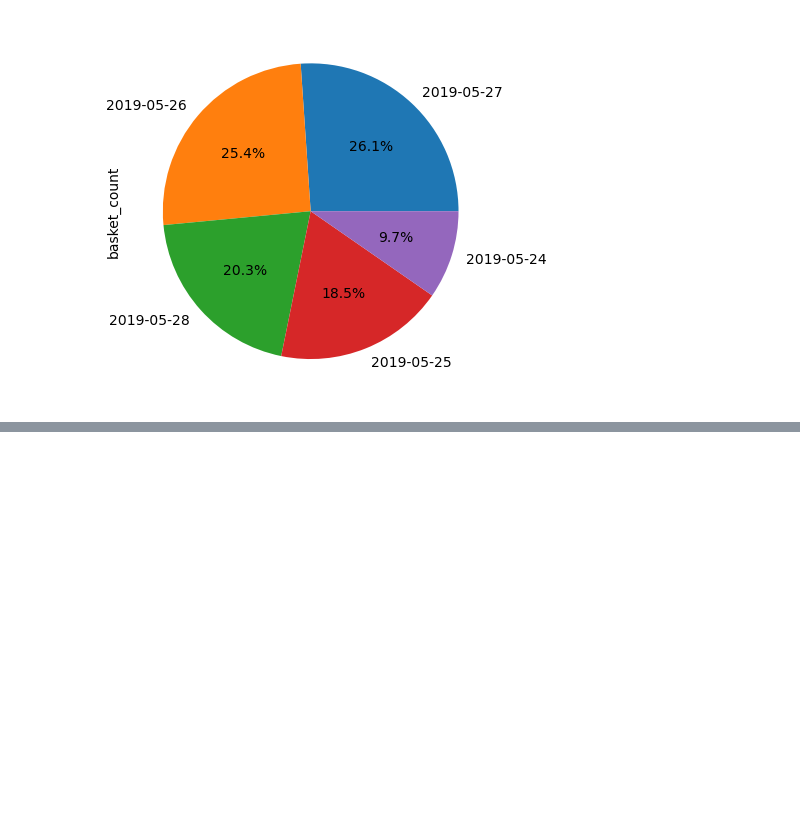
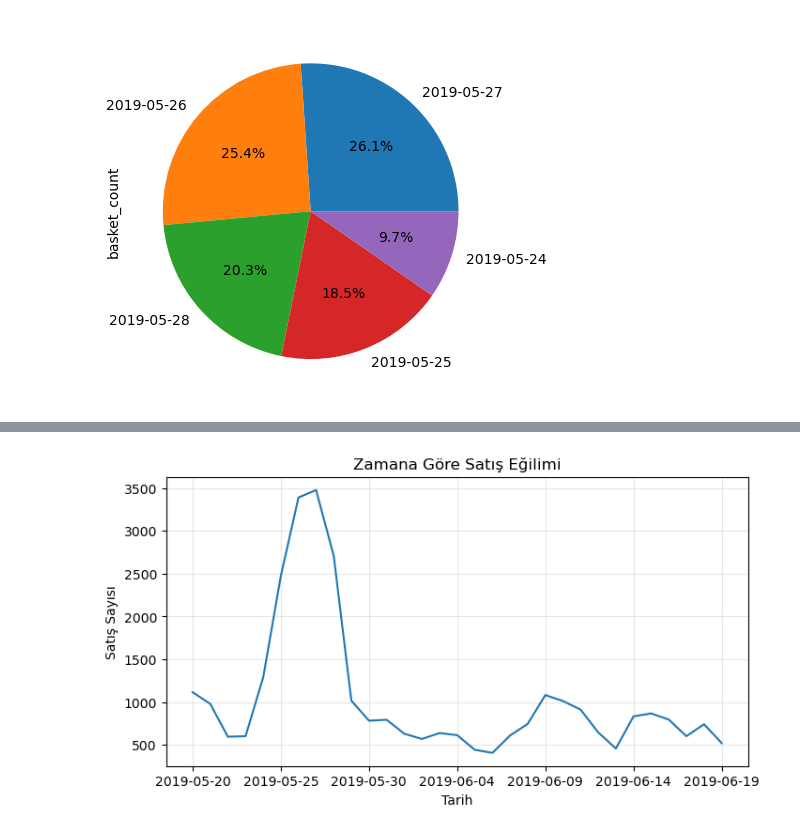
Before and after one commit to MKalbisen/Proje_1, a Jupyter notebook: proje_1.ipynb, the cells around one changed output, grey strips where cells are left out. Saved outputs shown, nothing was run; the diff lists cells and outputs as text; code cells hidden in the pictures; blank space fills up the shorter version.

```diff
--- a/proje_1.ipynb
+++ b/proje_1.ipynb
@@ -73,0 +122,10 @@ En yuksek satis yapilan 5 tarih:
+# %%
+zaman_trendi = basket_df.groupby('basket_date')['basket_count'].sum()
+zaman_trendi.plot(figsize=(8,4))
+plt.title('Zamana Göre Satış Eğilimi')
+plt.xlabel('Tarih')
+plt.ylabel('Satış Sayısı')
+plt.grid(True, alpha=0.3)
+plt.show()
+# %% [output]
+[figure, added]
```
Also changed, not shown: parts of 2 cells of this notebook.
